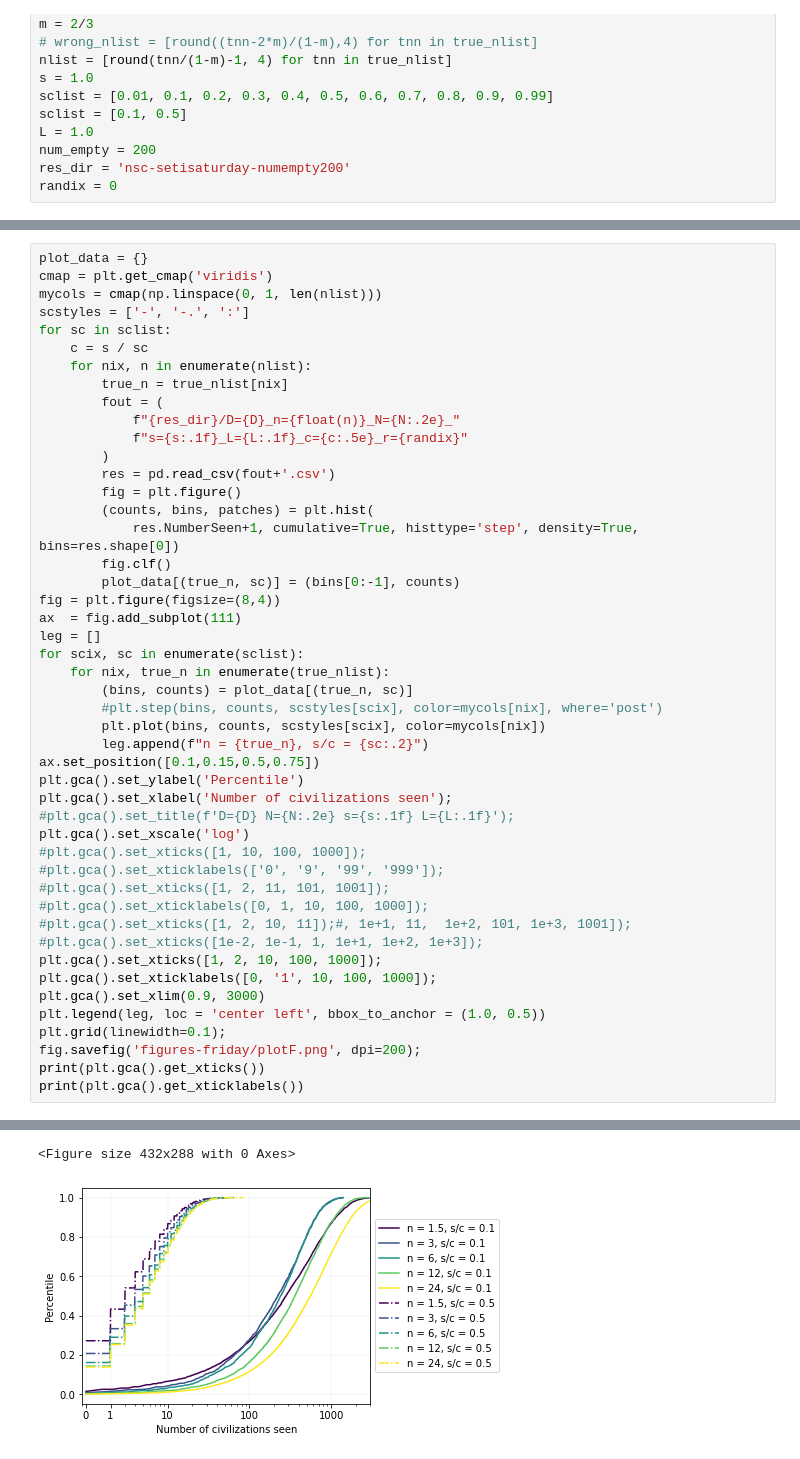
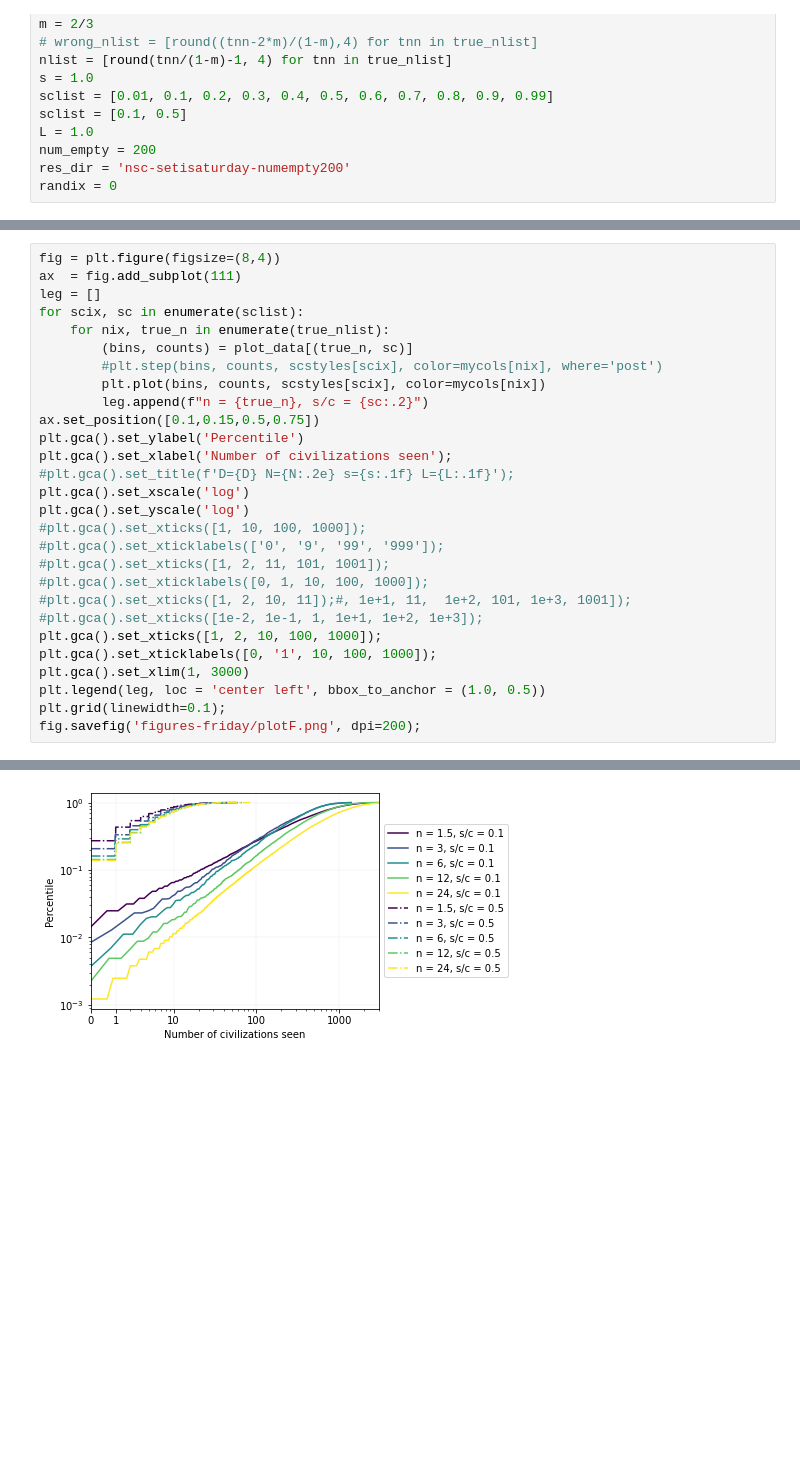
Before and after one commit to calvinmccarter/grabby_aliens, a Jupyter notebook: experiments/plotF.ipynb, the cells around one changed output, grey strips where cells are left out. Cells and saved outputs as stored; diff of their text form; blank space fills up the shorter version.

Commit message:
plot final updates

```diff
--- a/experiments/plotF.ipynb
+++ b/experiments/plotF.ipynb
@@ -23,22 +86,4 @@ randix = 0
 # %%
-plot_data = {}
-cmap = plt.get_cmap('viridis')
-mycols = cmap(np.linspace(0, 1, len(nlist)))
-scstyles = ['-', '-.', ':']
-for sc in sclist:
-    c = s / sc
-    for nix, n in enumerate(nlist):
-        true_n = true_nlist[nix]
-        fout = (
-            f"{res_dir}/D={D}_n={float(n)}_N={N:.2e}_"
-            f"s={s:.1f}_L={L:.1f}_c={c:.5e}_r={randix}"
-        )
-        res = pd.read_csv(fout+'.csv')
-        fig = plt.figure()
-        (counts, bins, patches) = plt.hist(
-            res.NumberSeen+1, cumulative=True, histtype='step', density=True, bins=res.shape[0])
-        fig.clf()
-        plot_data[(true_n, sc)] = (bins[0:-1], counts)
 fig = plt.figure(figsize=(8,4))
 ax  = fig.add_subplot(111)
 leg = []
@@ -53,6 +98,7 @@ plt.gca().set_ylabel('Percentile')
 plt.gca().set_xlabel('Number of civilizations seen');
 #plt.gca().set_title(f'D={D} N={N:.2e} s={s:.1f} L={L:.1f}');
 plt.gca().set_xscale('log')
+plt.gca().set_yscale('log')
 #plt.gca().set_xticks([1, 10, 100, 1000]);
 #plt.gca().set_xticklabels(['0', '9', '99', '999']);
 #plt.gca().set_xticks([1, 2, 11, 101, 1001]);
@@ -61,12 +107,10 @@ plt.gca().set_xscale('log')
 #plt.gca().set_xticks([1e-2, 1e-1, 1, 1e+1, 1e+2, 1e+3]);
 plt.gca().set_xticks([1, 2, 10, 100, 1000]);
 plt.gca().set_xticklabels([0, '1', 10, 100, 1000]);
-plt.gca().set_xlim(0.9, 3000)
+plt.gca().set_xlim(1, 3000)
 plt.legend(leg, loc = 'center left', bbox_to_anchor = (1.0, 0.5))
 plt.grid(linewidth=0.1);
 fig.savefig('figures-friday/plotF.png', dpi=200);
-print(plt.gca().get_xticks())
-print(plt.gca().get_xticklabels())
 # %% [output]
 [   1    2   10  100 1000]
 [Text(1, 0, '0'), Text(2, 0, '1'), Text(10, 0, '10'), Text(100, 0, '100'), Text(1000, 0, '1000')]
@@ -82,2 +117 @@ print(plt.gca().get_xticklabels())
-<Figure size 432x288 with 0 Axes>
-[figure, old version]
+[figure, new version]
```
Also changed, not shown: parts of 3 cells of this notebook, 3 other files.
